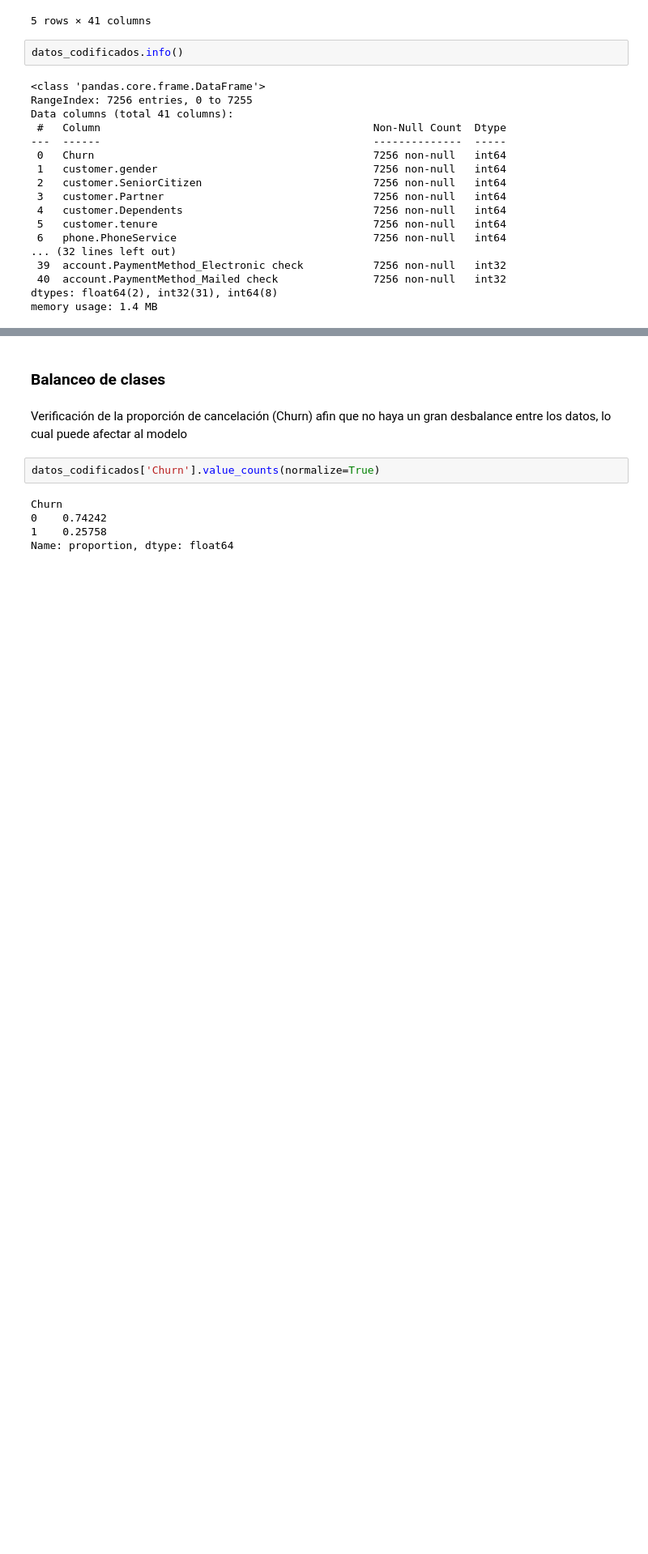
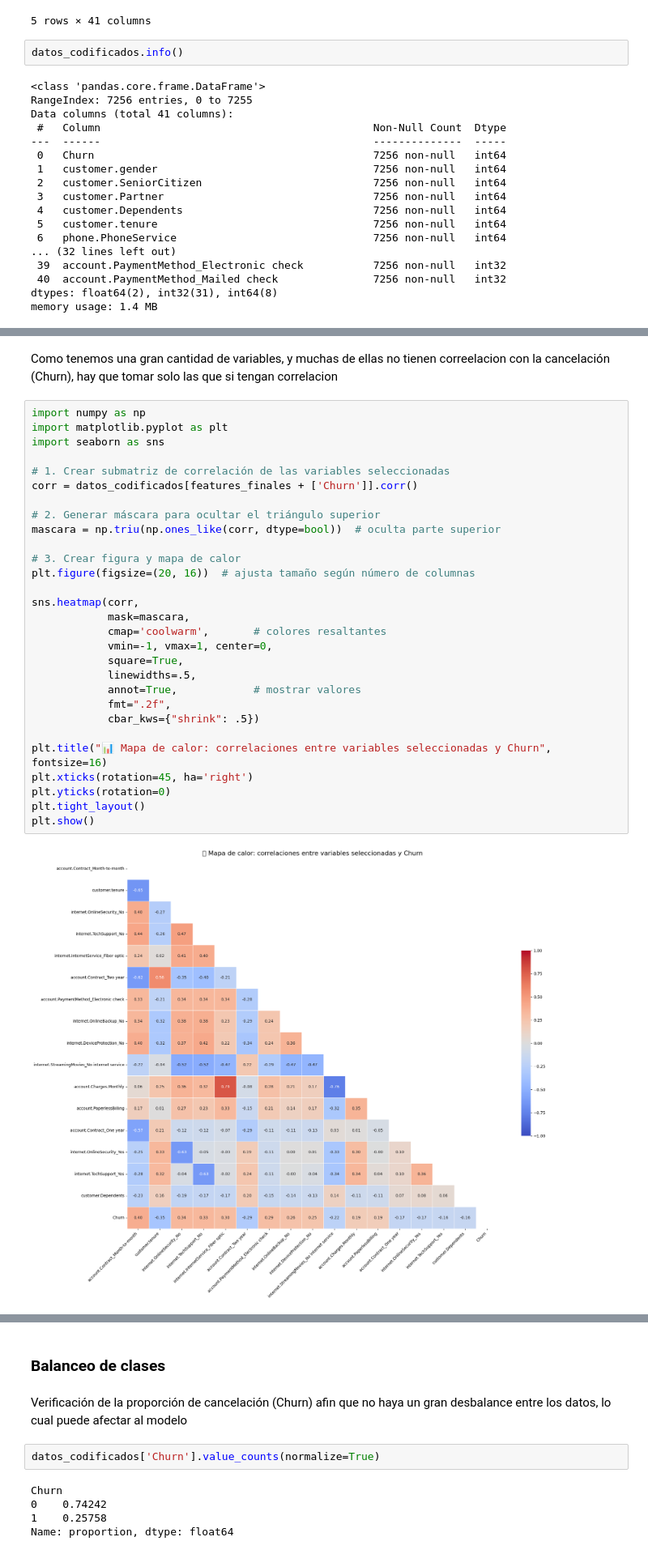
Before and after one commit to OctavioPinoRosas/TelecomX-PrediccionDeCancelacion, a Jupyter notebook: TelecomX_PrediccionDeCancelacion.ipynb, the cells around one changed output, grey strips where cells are left out. Shown at 81% size. Saved outputs shown, nothing was run; the diff lists cells and outputs as text; blank space fills up the shorter version.

```diff
--- a/TelecomX_PrediccionDeCancelacion.ipynb
+++ b/TelecomX_PrediccionDeCancelacion.ipynb
@@ -157,0 +242,33 @@ memory usage: 1.4 MB
+# %% [markdown]
+Como tenemos una gran cantidad de variables, y muchas de ellas no tienen correelacion con la cancelación (Churn), hay que tomar solo las que si tengan correlacion
+# %%
+import numpy as np
+import matplotlib.pyplot as plt
+import seaborn as sns
+
+# 1. Crear submatriz de correlación de las variables seleccionadas
+corr = datos_codificados[features_finales + ['Churn']].corr()
+
+# 2. Generar máscara para ocultar el triángulo superior
+mascara = np.triu(np.ones_like(corr, dtype=bool))  # oculta parte superior
+
+# 3. Crear figura y mapa de calor
+plt.figure(figsize=(20, 16))  # ajusta tamaño según número de columnas
+
+sns.heatmap(corr,
+            mask=mascara,
+            cmap='coolwarm',       # colores resaltantes
+            vmin=-1, vmax=1, center=0,
+            square=True,
+            linewidths=.5,
+            annot=True,            # mostrar valores
+            fmt=".2f",
+            cbar_kws={"shrink": .5})
+
+plt.title("📊 Mapa de calor: correlaciones entre variables seleccionadas y Churn", fontsize=16)
+plt.xticks(rotation=45, ha='right')
+plt.yticks(rotation=0)
+plt.tight_layout()
+plt.show()
+# %% [output]
+[figure, added]
```
Also changed, not shown: parts of 9 cells of this notebook.
